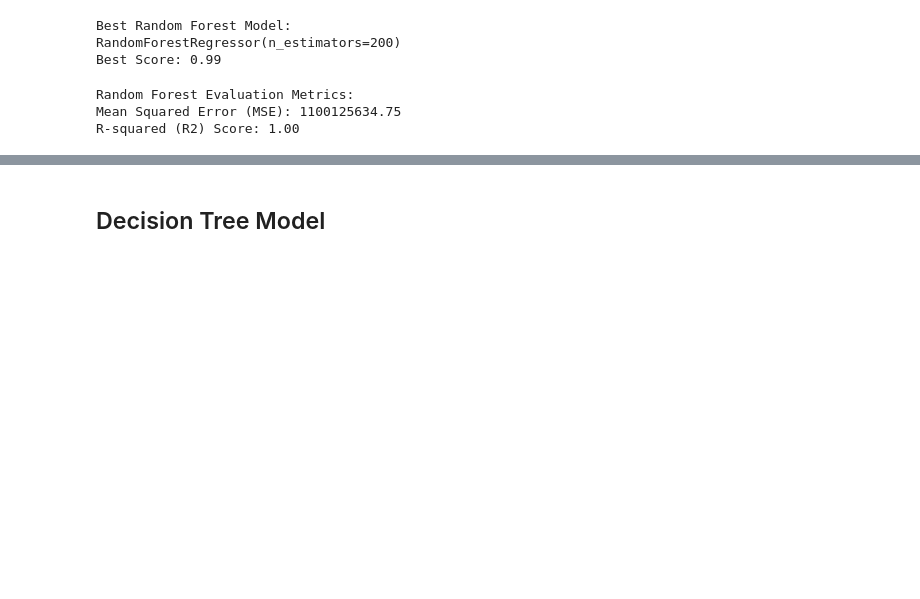
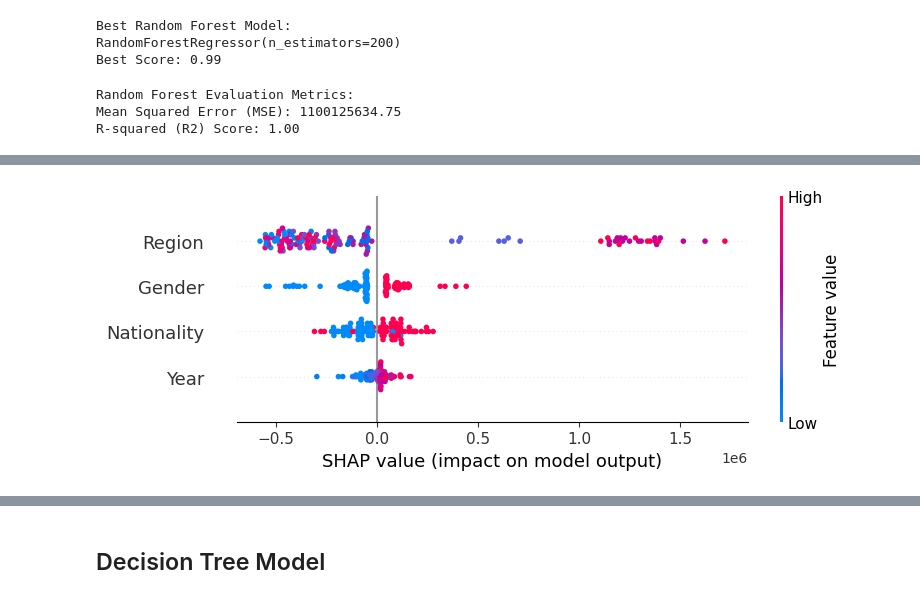
Before and after one commit to maimonahST/Darta_scince, a Jupyter notebook: DS_Project.ipynb, the cells around one changed output, grey strips where cells are left out. Cells and saved outputs as stored; diff of their text form; code cells hidden in the pictures; blank space fills up the shorter version.

```diff
--- a/DS_Project.ipynb
+++ b/DS_Project.ipynb
@@ -430,0 +482,4 @@ R-squared (R2) Score: 1.00
+# %%
+shap.summary_plot(shap_values, X_test_scaled ,feature_names = X_train.columns.to_list())
+# %% [output]
+[figure, added]
```
Also changed, not shown: parts of 18 cells of this notebook.
